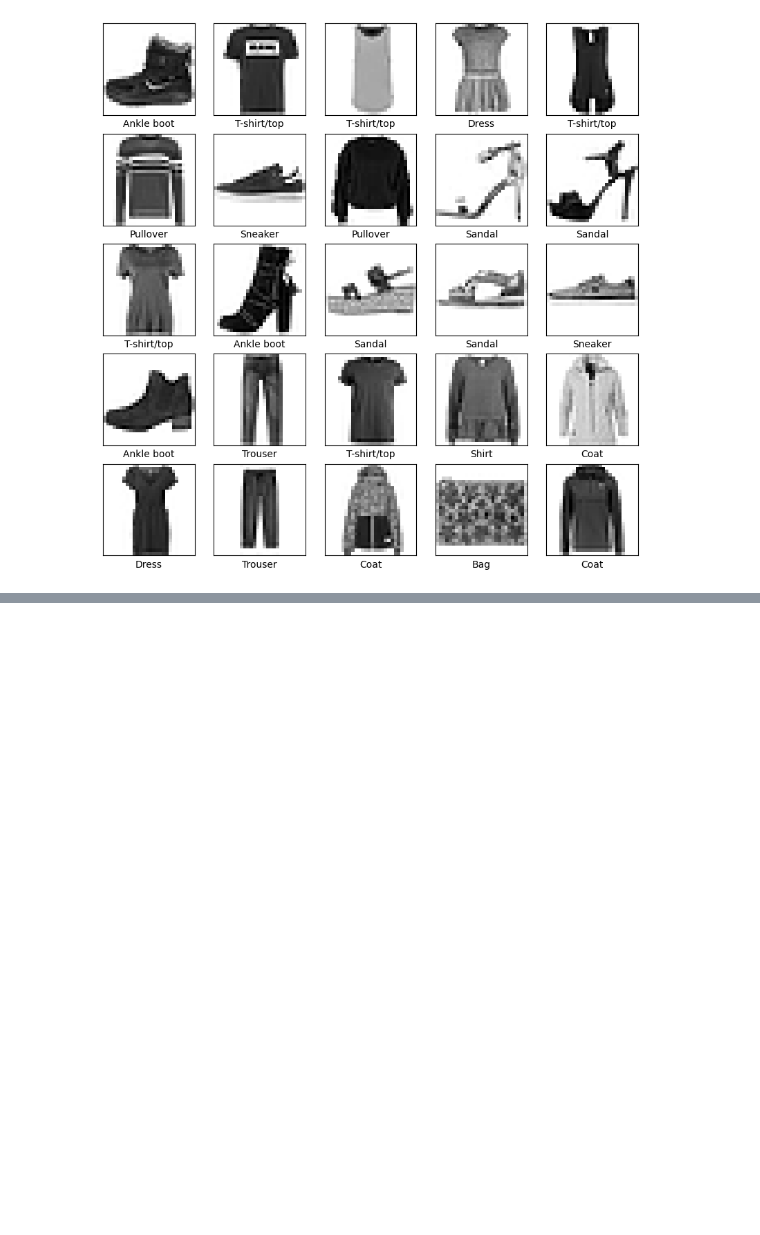
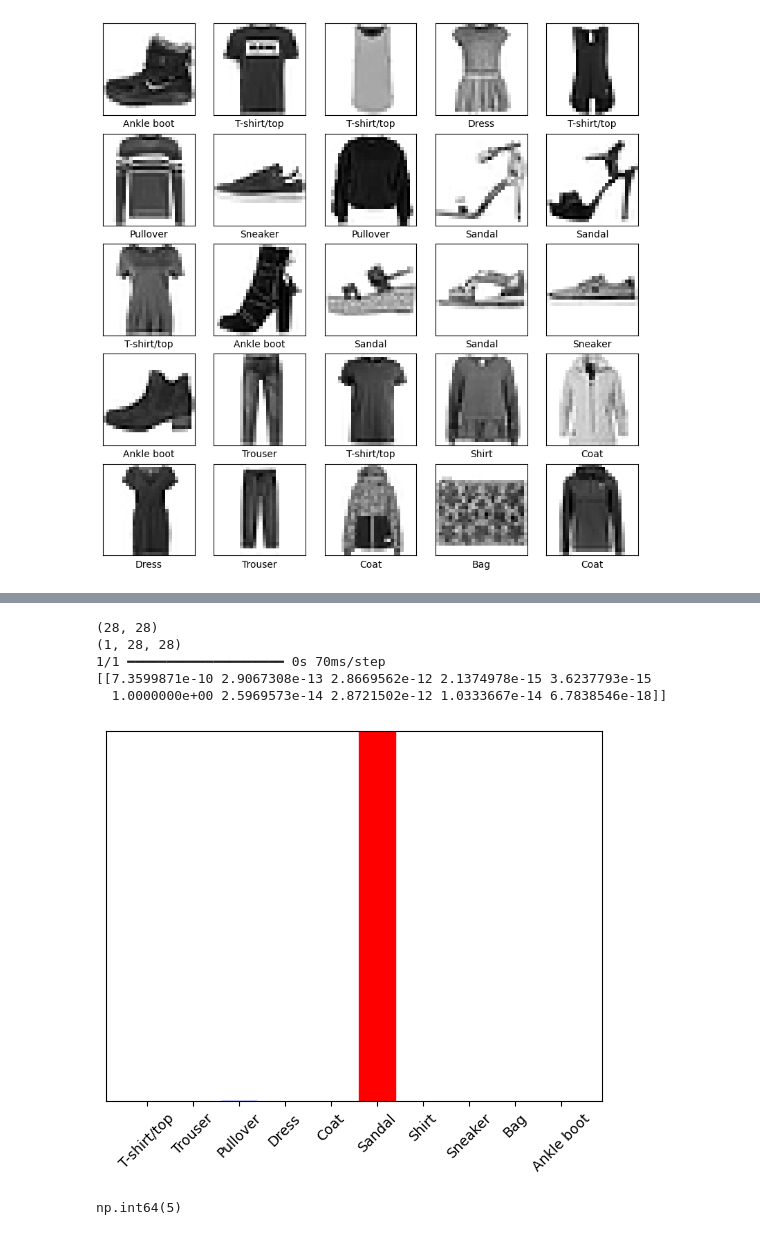
Before and after one commit to KabirLiaquat/KabirLiaquat, a Jupyter notebook: exercises/machine-learning/neural-networks/deep_neural_networks.ipynb, the cells around one changed output, grey strips where cells are left out. Saved outputs shown, nothing was run; the diff lists cells and outputs as text; code cells hidden in the pictures; blank space fills up the shorter version.

```diff
--- a/exercises/machine-learning/neural-networks/deep_neural_networks.ipynb
+++ b/exercises/machine-learning/neural-networks/deep_neural_networks.ipynb
@@ -77,0 +182,29 @@ model = tf.keras.Sequential([
+# %%
+#prediction for the single image
+# Grab an image from the test dataset.
+img = test_images[8]
+
+print(img.shape)
+
+# Add the image to a batch where it's the only member.
+img = (np.expand_dims(img,0))
+
+print(img.shape)
+
+predictions_single = probability_model.predict(img)
+
+print(predictions_single)
+
+plot_value_array(1, predictions_single[0], test_labels)
+_ = plt.xticks(range(10), class_names, rotation=45)
+plt.show()
+
+np.argmax(predictions_single[0])
+# %% [output]
+(28, 28)
+(1, 28, 28)
+1/1 ━━━━━━━━━━━━━━━━━━━━ 0s 70ms/step
+[[7.3599871e-10 2.9067308e-13 2.8669562e-12 2.1374978e-15 3.6237793e-15
+  1.0000000e+00 2.5969573e-14 2.8721502e-12 1.0333667e-14 6.7838546e-18]]
+[figure, added]
+np.int64(5)
```
Also changed, not shown: parts of 8 cells of this notebook.
